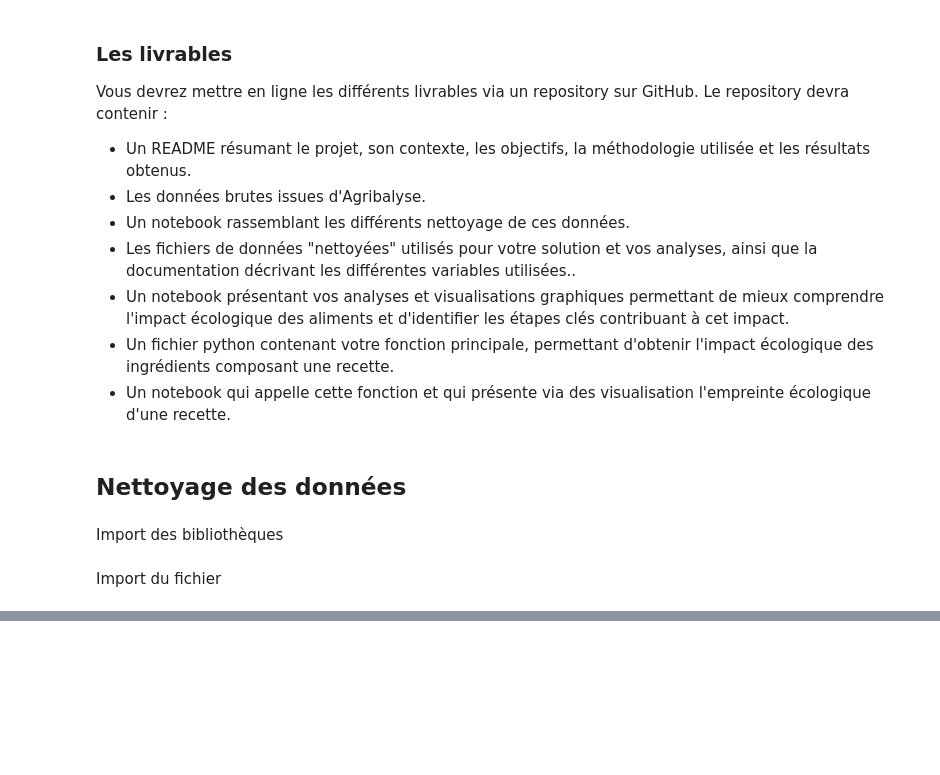
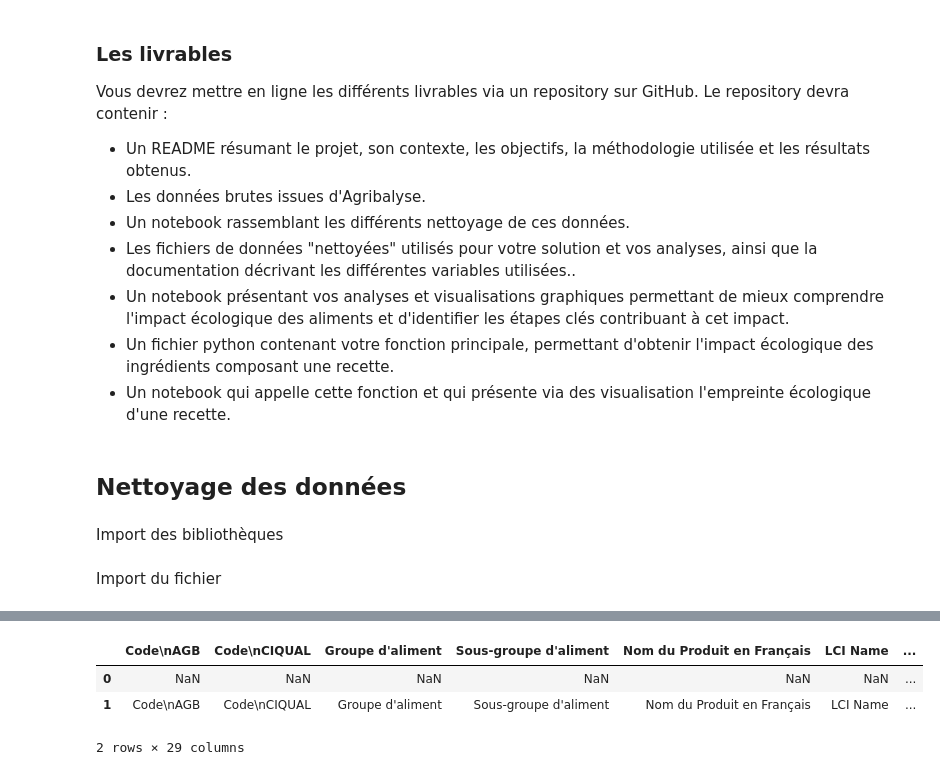
Before and after one commit to Paul-Armand/ProjetRecette, a Jupyter notebook: prg/Projet_initiation.ipynb, the cells around one changed output, grey strips where cells are left out. Drawn from its saved outputs; the diff is of its cells as text; code cells hidden in the pictures; blank space fills up the shorter version.

```diff
--- a/prg/Projet_initiation.ipynb
+++ b/prg/Projet_initiation.ipynb
@@ -42,0 +32,8 @@ df_synthese.head()
+# %%
+df_synthese.rename(columns=df_synthese.loc[1,:], inplace=True)
+df_synthese.head(2)
+# %% [output]
+|  | Code\nAGB | Code\nCIQUAL | Groupe d'aliment | Sous-groupe d'aliment | Nom du Produit en Français | LCI Name | ... |
+| 0 | NaN | NaN | NaN | NaN | NaN | NaN | ... |
+| 1 | Code\nAGB | Code\nCIQUAL | Groupe d'aliment | Sous-groupe d'aliment | Nom du Produit en Français | LCI Name | ... |
+2 rows × 29 columns
```
Also changed, not shown: parts of 11 cells of this notebook, 3 other files.
